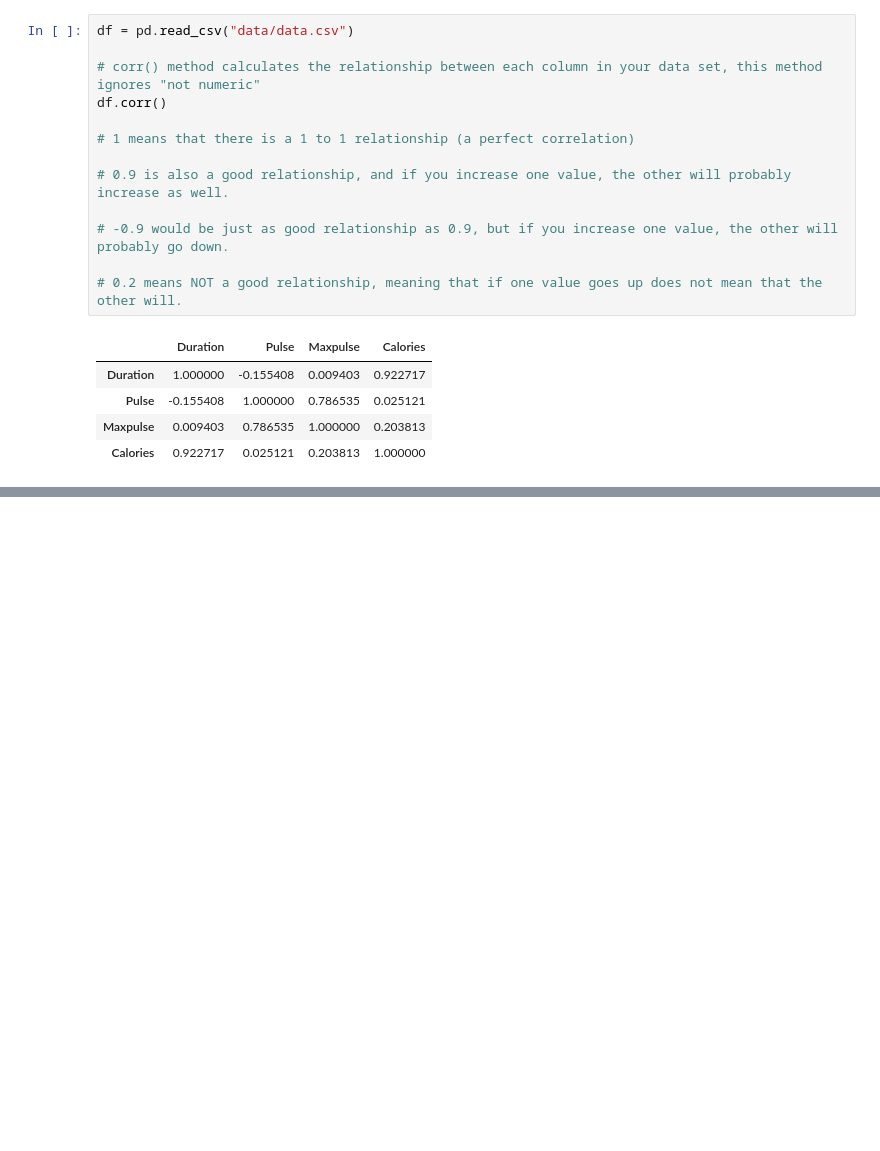
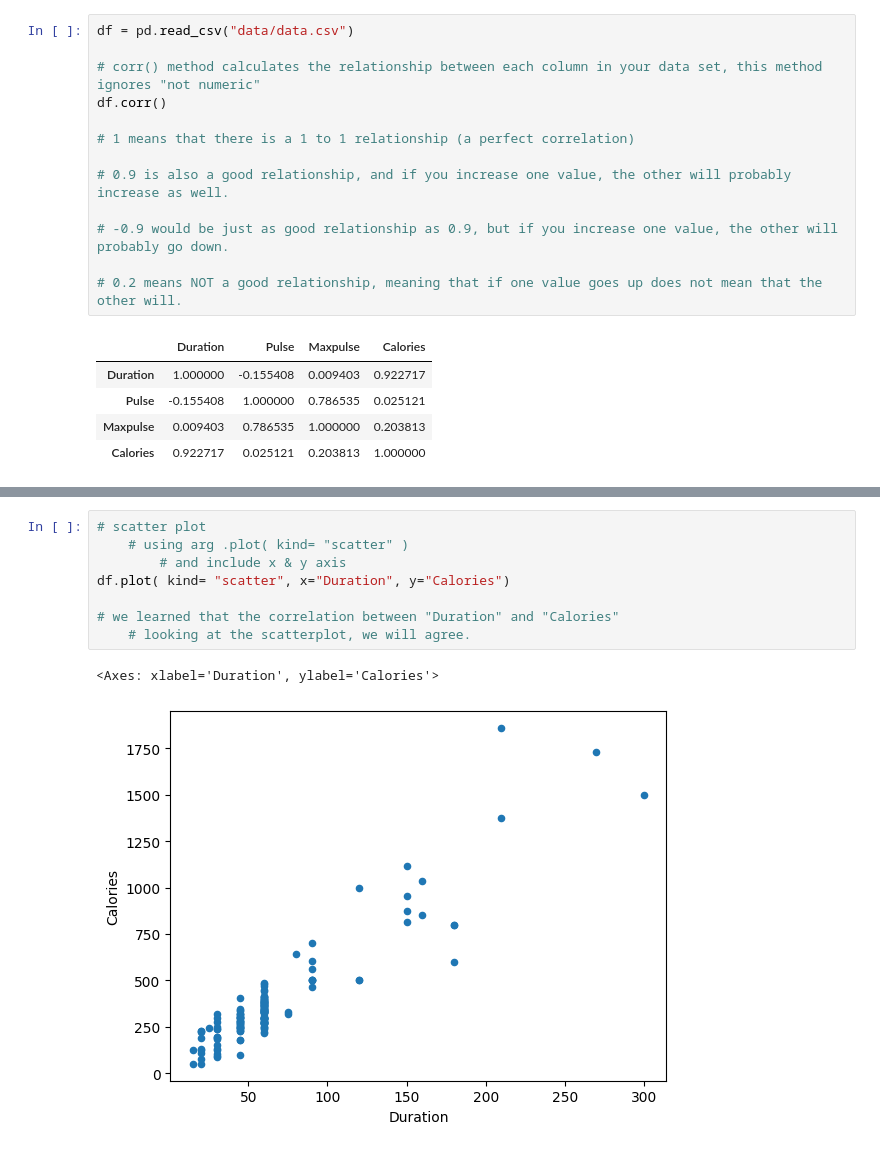
Before and after one commit to jxxtino/ds-basics, a Jupyter notebook: pandas_pratice.ipynb, the cells around one changed output, grey strips where cells are left out. Drawn from its saved outputs; the diff is of its cells as text; blank space fills up the shorter version.

```diff
--- a/pandas_pratice.ipynb
+++ b/pandas_pratice.ipynb
@@ -281,0 +295,11 @@ df.corr()
+# %%
+# scatter plot
+    # using arg .plot( kind= "scatter" )
+        # and include x & y axis
+df.plot( kind= "scatter", x="Duration", y="Calories")
+
+# we learned that the correlation between "Duration" and "Calories"
+    # looking at the scatterplot, we will agree.
+# %% [output]
+<Axes: xlabel='Duration', ylabel='Calories'>
+[figure, added]
```
Also changed, not shown: parts of 4 cells of this notebook.
